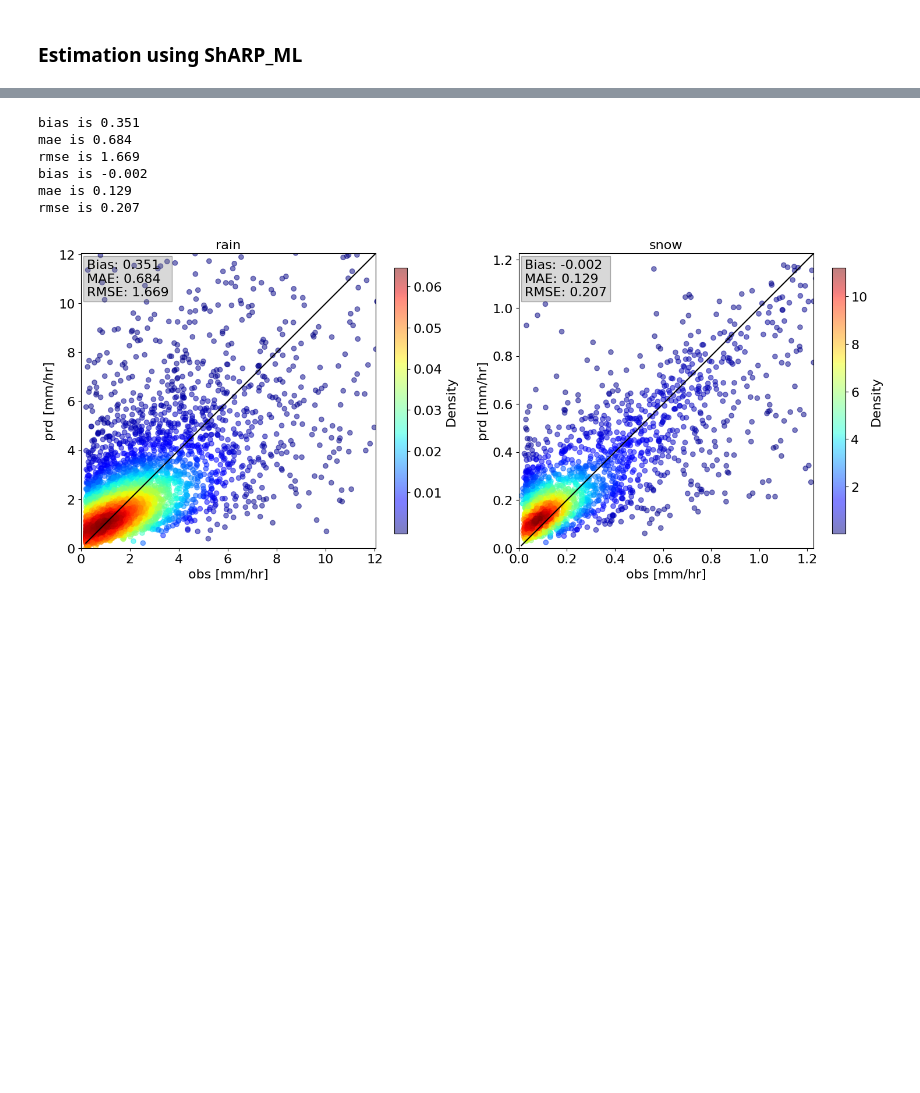
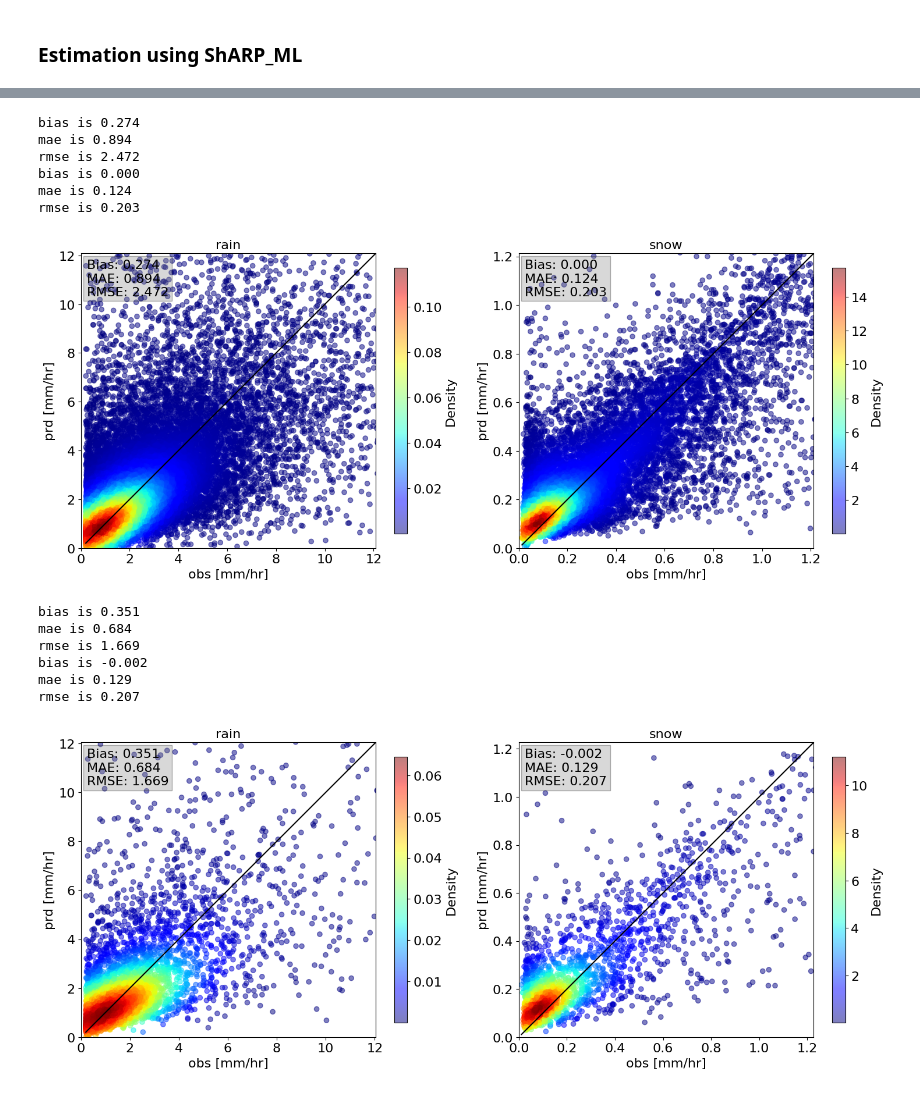
Before and after one commit to reyhaneh-92/Sharp_ML, a Jupyter notebook: Demo_v2.ipynb, the cells around one changed output, grey strips where cells are left out. Drawn from its saved outputs; the diff is of its cells as text; code cells hidden in the pictures; blank space fills up the shorter version.

```diff
--- a/Demo_v2.ipynb
+++ b/Demo_v2.ipynb
@@ -167,11 +180,12 @@ axes[1].axis('off')
 # %%
 # # Getting the features on the one to last layer
 
-new_input_rain   = model_rtv_rain.input
+
+new_input_rain   = model_rtv_rain.layers[0].input
 new_output_rain  = model_rtv_rain.get_layer('fc_3').output
 model_rtv_rain_ = tf.keras.Model(new_input_rain, new_output_rain)
 
-new_input_snow   = model_rtv_snow.input
+new_input_snow   = model_rtv_snow.layers[0].input
 new_output_snow  = model_rtv_snow.get_layer('fc_3').output
 model_rtv_snow_ = tf.keras.Model(new_input_snow, new_output_snow)
 # %%
@@ -192,6 +206,26 @@ rate_rain_pred_ridge = utils.ridge_estimation(
 rate_snow_pred_ridge = utils.ridge_estimation(
     X_trn_snow_features, feature_prd_snow, indices_snow, y_trn_snow, rate_snow_pred_knn
     )
+# %%
+# The result are different from the paper since testset is 20% of the original testset
+fig, axes = plt.subplots(1, 2, figsize=(15, 7))
+plt.rcParams.update({'font.size': 16})
+# Call the plot function for each subplot
+utils.plot_density_scatter(axes[0], y_tst, rate_rain_pred_ridge, prd_xgb, 1, 0)
+utils.plot_density_scatter(axes[1], y_tst, rate_snow_pred_ridge, prd_xgb, 2, 0)
+axes[0].set_title('rain')
+axes[1].set_title('snow')
+
+plt.tight_layout()
+plt.show()
+# %% [output]
+bias is 0.274
+mae is 0.894
+rmse is 2.472
+bias is 0.000
+mae is 0.124
+rmse is 0.203
+[figure, added]
 # %%
 # The result are different from the paper since testset is 20% of the original testset
 fig, axes = plt.subplots(1, 2, figsize=(15, 7))
```
Also changed, not shown: parts of 9 cells of this notebook.
